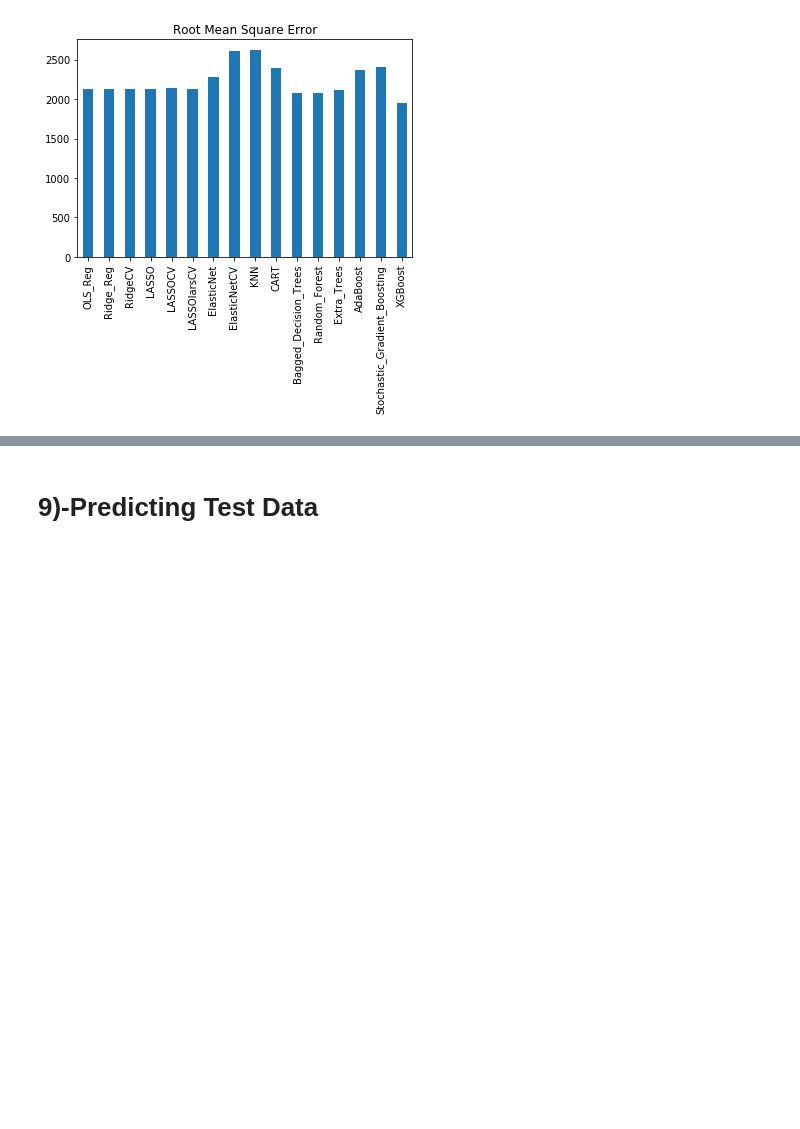
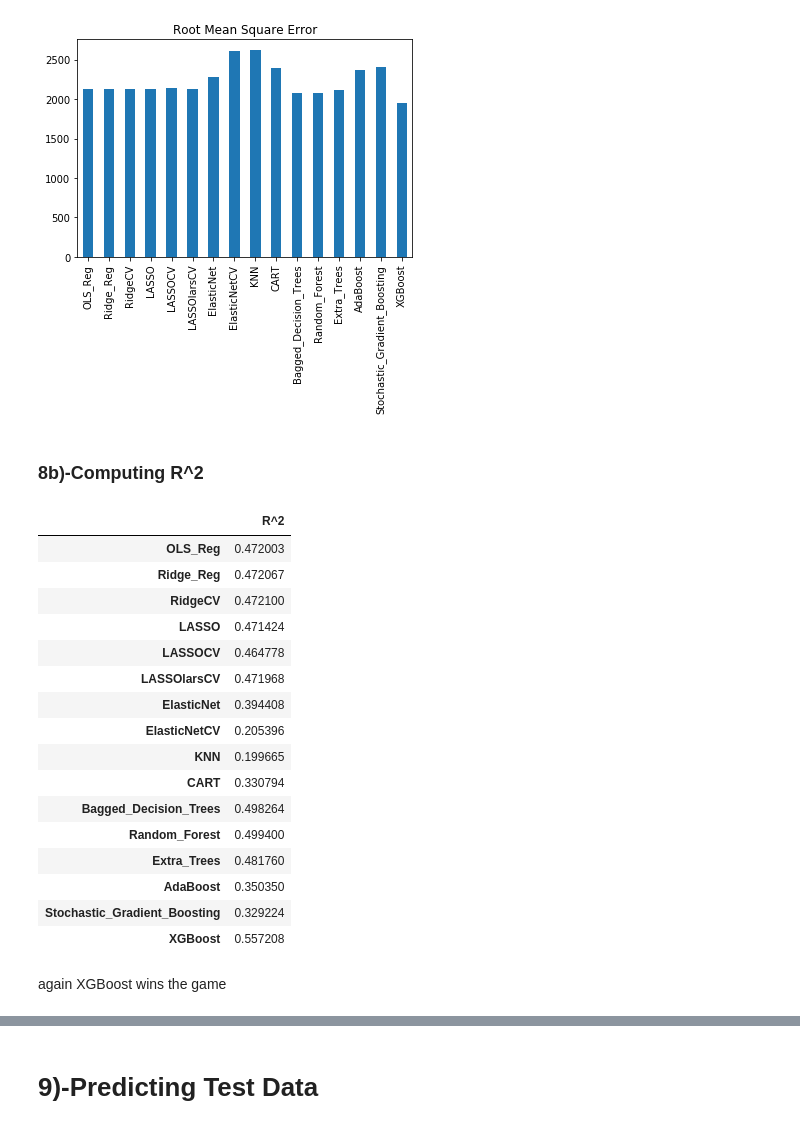
Before and after one commit to HassanSherwani/Insurance_Claims_Severity, a Jupyter notebook: ML-models_Allstate_Claims_Severity .ipynb, the cells around one changed output, grey strips where cells are left out. Cells and saved outputs as stored; diff of their text form; code cells hidden in the pictures; blank space fills up the shorter version.

```diff
--- a/ML-models_Allstate_Claims_Severity .ipynb
+++ b/ML-models_Allstate_Claims_Severity .ipynb
@@ -733,3 +733,38 @@ rmse_df.plot.bar(legend = False, title = 'Root Mean Square Error')
 # %% [output]
 <matplotlib.axes._subplots.AxesSubplot at 0x...>
 [figure]
+# %% [markdown]
+### 8b)-Computing R^2
+# %%
+# Creating RMSE Dictionary
+r2_dict = {'R^2':[r2_lr, r2_ridge, r2_ridgeCV,r2_lasso,r2_lassoCV,r2_lassolars,
+                    r2_ElasticNet,r2_ElasticNetCV,r2_knn,r2_cart,r2_baggdectree,
+                    r2_rf,r2_ExTree,r2_ada,r2_Grad,r2_xgb]}
+# %%
+# Creating RMSE DataFrame
+r2_df = pd.DataFrame(data = r2_dict, index = ['OLS_Reg','Ridge_Reg','RidgeCV','LASSO','LASSOCV','LASSOlarsCV',
+                                                 'ElasticNet','ElasticNetCV','KNN','CART','Bagged_Decision_Trees',
+                                                  'Random_Forest','Extra_Trees','AdaBoost','Stochastic_Gradient_Boosting',
+                                                  'XGBoost'])
+# %%
+r2_df
+# %% [output]
+|  | R^2 |
+| OLS_Reg | 0.472003 |
+| Ridge_Reg | 0.472067 |
+| RidgeCV | 0.472100 |
+| LASSO | 0.471424 |
+| LASSOCV | 0.464778 |
+| LASSOlarsCV | 0.471968 |
+| ElasticNet | 0.394408 |
+| ElasticNetCV | 0.205396 |
+| KNN | 0.199665 |
+| CART | 0.330794 |
+| Bagged_Decision_Trees | 0.498264 |
+| Random_Forest | 0.499400 |
+| Extra_Trees | 0.481760 |
+| AdaBoost | 0.350350 |
+| Stochastic_Gradient_Boosting | 0.329224 |
+| XGBoost | 0.557208 |
+# %% [markdown]
+again XGBoost wins the game
```
Also changed, not shown: parts of 1 cell of this notebook.
